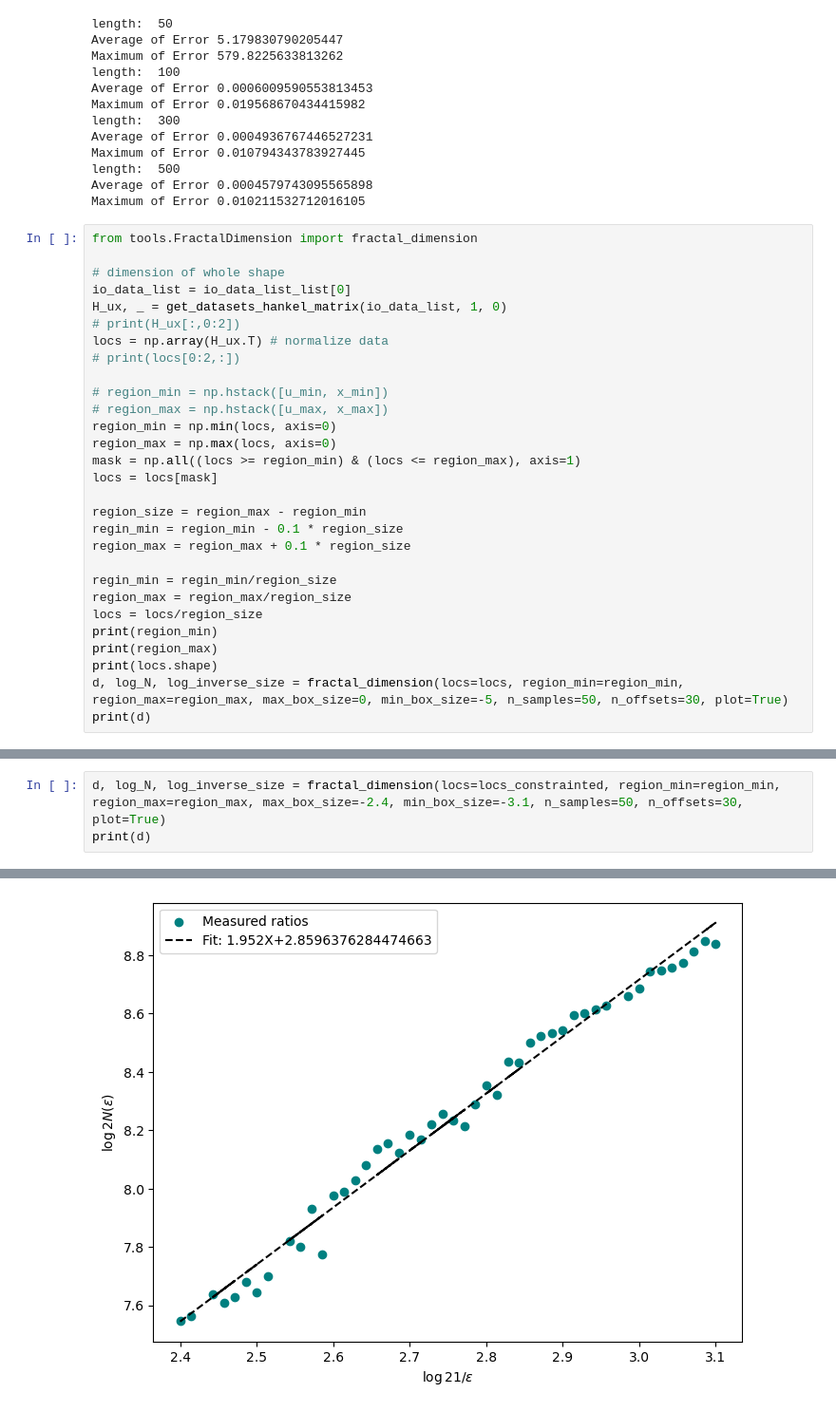
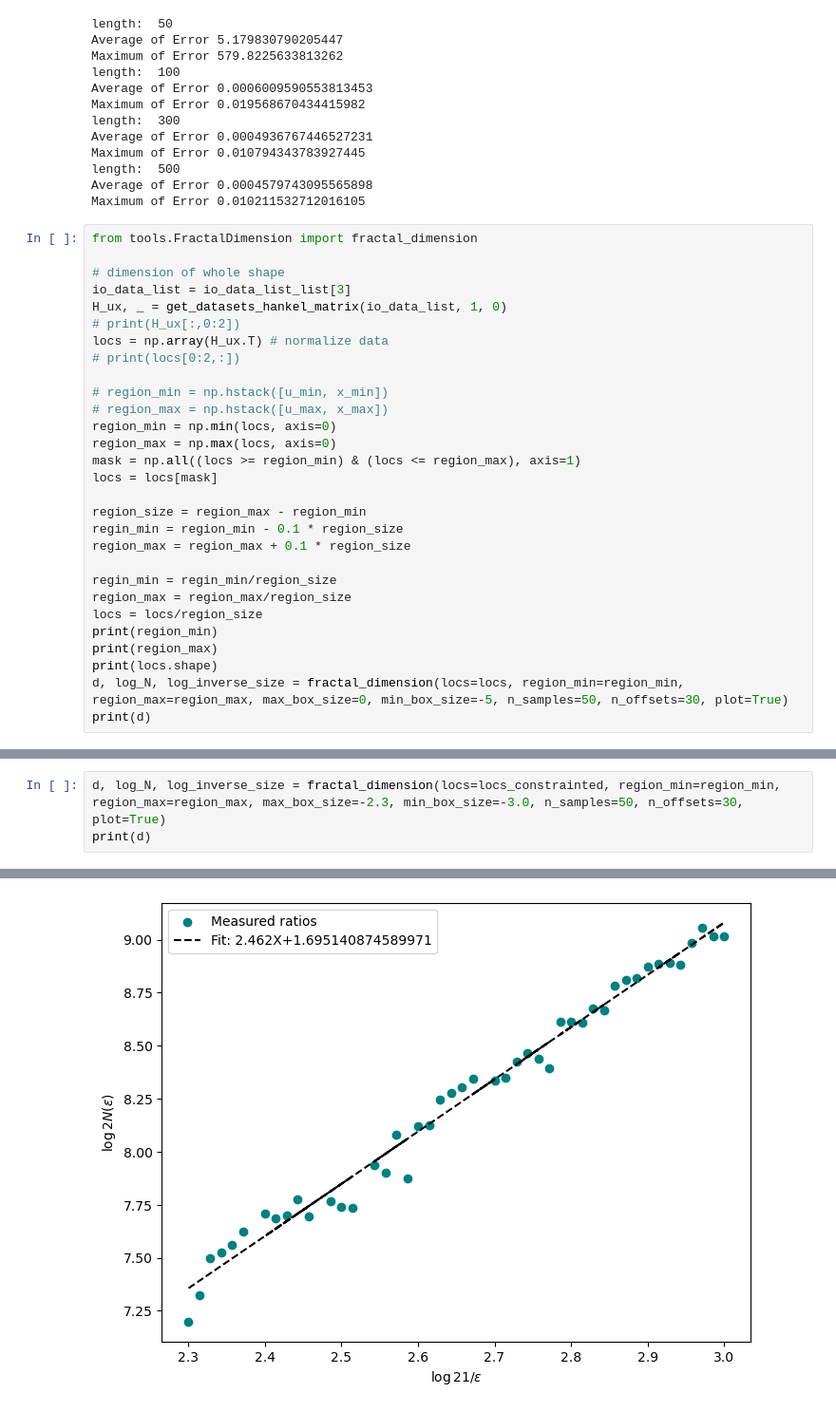
Before and after one commit to HuangYujun-JunkyTalent/DataDrivenSafetyFilter, a Jupyter notebook: double_integrator_test.ipynb, the cells around one changed output, grey strips where cells are left out. Shown at 95% size. Saved outputs shown, nothing was run; the diff lists cells and outputs as text.

```diff
--- a/double_integrator_test.ipynb
+++ b/double_integrator_test.ipynb
@@ -350,7 +350,7 @@ Maximum of Error 0.010211532712016105
 from tools.FractalDimension import fractal_dimension
 
 # dimension of whole shape
-io_data_list = io_data_list_list[0]
+io_data_list = io_data_list_list[3]
 H_ux, _ = get_datasets_hankel_matrix(io_data_list, 1, 0)
 # print(H_ux[:,0:2])
 locs = np.array(H_ux.T) # normalize data
@@ -420,4 +420,4 @@ print(d)
 # %%
-d, log_N, log_inverse_size = fractal_dimension(locs=locs_constrainted, region_min=region_min, region_max=region_max, max_box_size=-2.4, min_box_size=-3.1, n_samples=50, n_offsets=30, plot=True)
+d, log_N, log_inverse_size = fractal_dimension(locs=locs_constrainted, region_min=region_min, region_max=region_max, max_box_size=-2.3, min_box_size=-3.0, n_samples=50, n_offsets=30, plot=True)
 print(d)
 # %% [output]
@@ -425 +425 @@ print(d)
-[figure, old version]
+[figure, new version]
```
Also changed, not shown: parts of 4 cells of this notebook.
